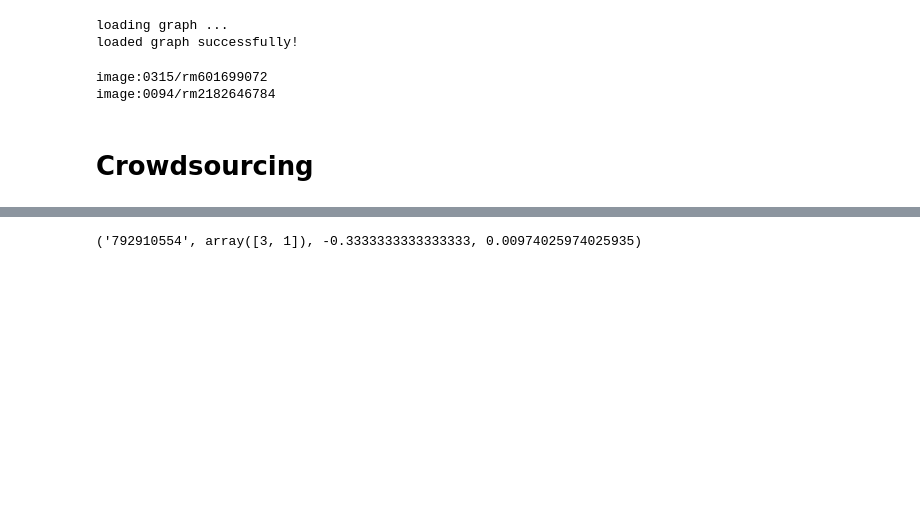
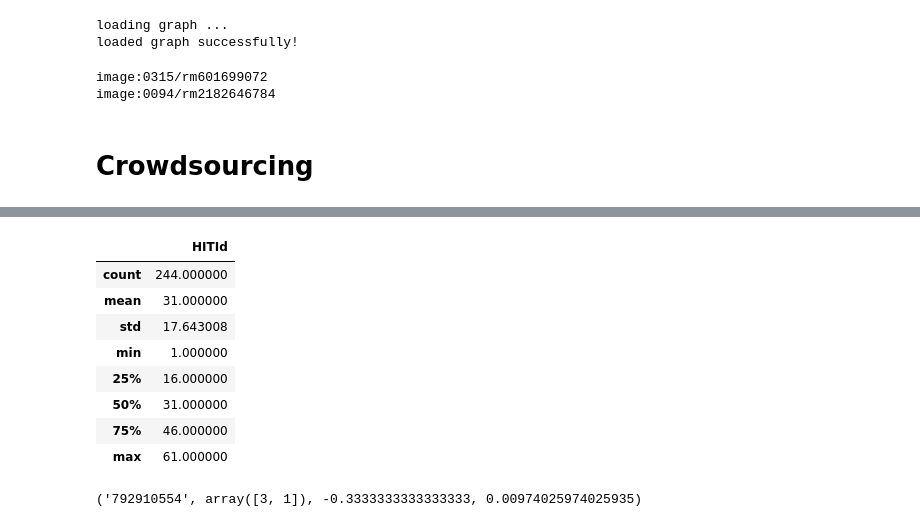
Before and after one commit to liamti5/AI-QA-System-for-movies-UZH, a Jupyter notebook: notebooks/recommendation/anderer.ipynb, the cells around one changed output, grey strips where cells are left out. Saved outputs shown, nothing was run; the diff lists cells and outputs as text; code cells hidden in the pictures; blank space fills up the shorter version.

```diff
--- a/notebooks/recommendation/anderer.ipynb
+++ b/notebooks/recommendation/anderer.ipynb
@@ -363,6 +373,16 @@ crowd_df = pd.read_csv('./crowd_data.tsv', sep='\t')
 # %%
-normal_raters_map=(np.char.replace(crowd_df['LifetimeApprovalRate'].to_numpy(dtype=str),'%','').astype(int)>45)
-crowd_df=crowd_df[normal_raters_map]
-crowd_df=crowd_df[['HITId','Input1ID','Input2ID','Input3ID','AnswerLabel']].reset_index(drop=True)
+normal_raters_map = (
+    np.char.replace(
+        crowd_df["LifetimeApprovalRate"].to_numpy(dtype=str), "%", ""
+    ).astype(int)
+    > 45
+)
+
+print(normal_raters_map)
+crowd_df = crowd_df[normal_raters_map]
+print(crowd_df.head())
+crowd_df = crowd_df[
+    ["HITId", "Input1ID", "Input2ID", "Input3ID", "AnswerLabel"]
+].reset_index(drop=True)
 crowd_df.head()
 # %% [output]
@@ -372,6 +409,24 @@ crowd_df.head()
 | 2 | 1 | wd:Q11621 | wdt:P2142 | 792910554 | CORRECT |
 | 3 | 1 | wd:Q11621 | wdt:P2142 | 792910554 | CORRECT |
 | 4 | 2 | wd:Q603545 | wdt:P2142 | 4300000 | INCORRECT |
+# %%
+# remove workers with lifetime approval rate < 45% and wortktime < 20s
+# crowd_df = crowd_df[normal_raters_map]
+# crowd_df = crowd_df[
+#     ["HITId", "Input1ID", "Input2ID", "Input3ID", "AnswerLabel"]
+# ].reset_index(drop=True)
+# crowd_df.head()
+crowd_df.describe()
+# %% [output]
+|  | HITId |
+| count | 244.000000 |
+| mean | 31.000000 |
+| std | 17.643008 |
+| min | 1.000000 |
+| 25% | 16.000000 |
+| 50% | 31.000000 |
+| 75% | 46.000000 |
+| max | 61.000000 |
 # %%
 def process_crowd(crowd_df):
     crowd_numpy=crowd_df.to_numpy().tolist()
```
Also changed, not shown: parts of 3 cells of this notebook.
